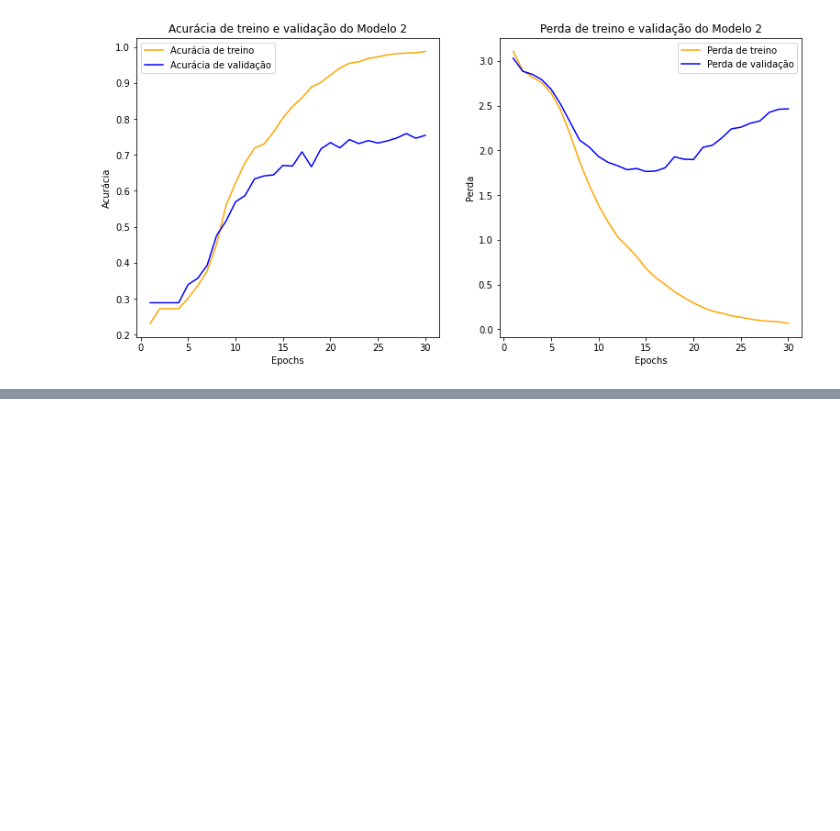
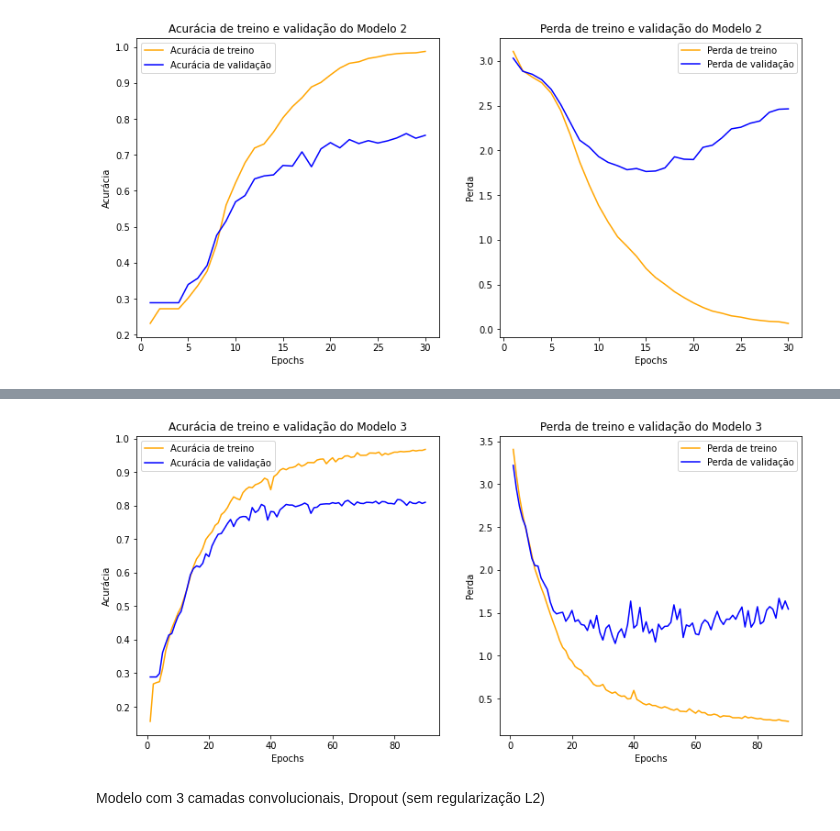
Before and after one commit to chr-lemes/monografia, a Jupyter notebook: Codigo/PrimeiraArquitetura.ipynb, the cells around one changed output, grey strips where cells are left out. Cells and saved outputs as stored; diff of their text form; code cells hidden in the pictures; blank space fills up the shorter version.

Commit message:
Alterado o arquivo Primeiras Arquiteturas acrescentando Dropout, Data Augementation e mais camadas convolucionais.

```diff
--- a/Codigo/PrimeiraArquitetura.ipynb
+++ b/Codigo/PrimeiraArquitetura.ipynb
@@ -252,0 +303,9 @@ plotar_acuracia_loss(hist_modelo2,"Modelo 2")
+# %%
+modelo3.compile(optimizer = optimizers.Adam(learning_rate = 0.001),
+              loss='categorical_crossentropy',
+              metrics=['accuracy'])
+# %%
+hist_modelo3=modelo3.fit(training_img_char, training_label_char,
+                 epochs=90,
+                 batch_size=256,
+                 validation_data=(validation_img_char, validation_label_char))
@@ -252,0 +333,6 @@ plotar_acuracia_loss(hist_modelo2,"Modelo 2")
+# %%
+plotar_acuracia_loss(hist_modelo3,"Modelo 3")
+# %% [output]
+[figure, added]
+# %% [markdown]
+Modelo com 3 camadas convolucionais, Dropout (sem regularização L2)
```
Also changed, not shown: parts of 26 cells of this notebook.
